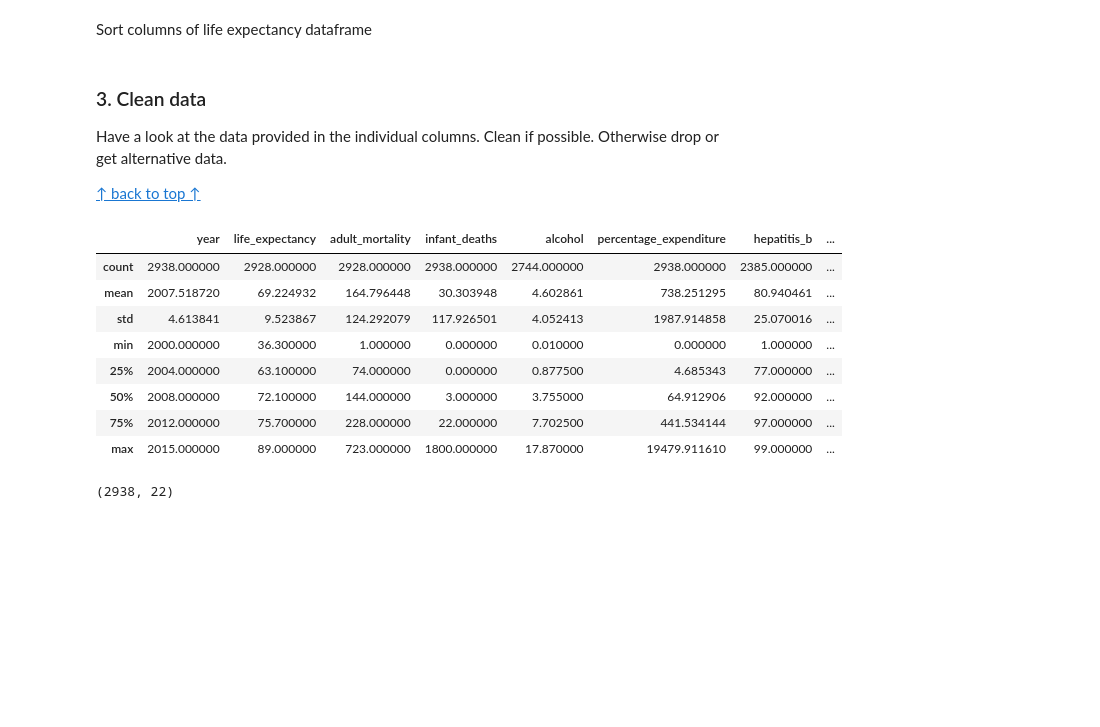
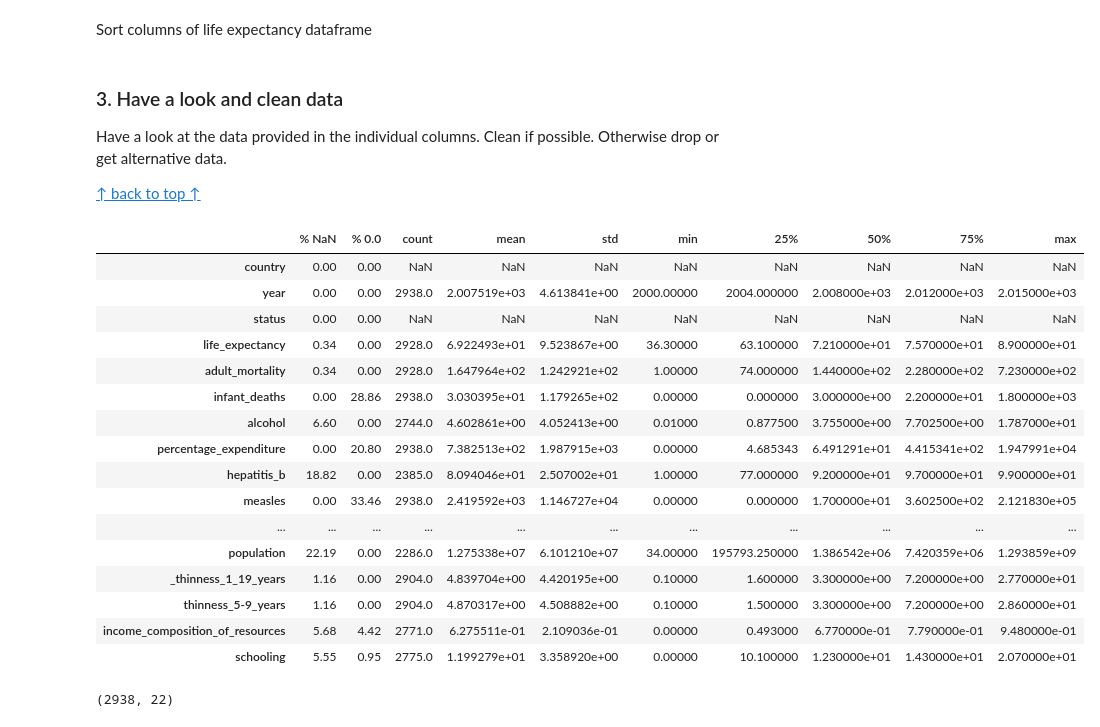
Before and after one commit to emma23579/ironhack_mid_term, a Jupyter notebook: life_expectancy_model_V2.ipynb, the cells around one changed output. Saved outputs shown, nothing was run; the diff lists cells and outputs as text; code cells hidden in the pictures; blank space fills up the shorter version.

Commit message:
cleaned workbook

```diff
--- a/life_expectancy_model_V2.ipynb
+++ b/life_expectancy_model_V2.ipynb
@@ -113,7 +115,7 @@ df.columns = (['country', 'year', 'status', 'life_expectancy', 'adult_mortality'
        '_thinness_1_19_years', 'thinness_5-9_years',
        'income_composition_of_resources', 'schooling'])
 # %% [markdown]
-### 3. Clean data <a name="clean"></a>
+### 3. Have a look and clean data <a name="clean"></a>
 Have a look at the data provided in the individual columns.
 Clean if possible.
 Otherwise drop or get alternative data.
@@ -121,17 +123,26 @@ Otherwise drop or get alternative data.
 [↑ back to top ↑](#index)
 # %%
 # Have a look at the data provided in the individual columns.
-df.describe()
+df_describe = pd.DataFrame({"% NaN" : round(df.isna().sum()/len(df),4)*100, "% 0.0" : round(df[df == 0].count(axis=0)/len(df.index)* 100,2)}).transpose()
+df_describe.append(df.describe()).transpose()
 # %% [output]
-|  | year | life_expectancy | adult_mortality | infant_deaths | alcohol | percentage_expenditure | hepatitis_b | ... |
-| count | 2938.000000 | 2928.000000 | 2928.000000 | 2938.000000 | 2744.000000 | 2938.000000 | 2385.000000 | ... |
-| mean | 2007.518720 | 69.224932 | 164.796448 | 30.303948 | 4.602861 | 738.251295 | 80.940461 | ... |
-| std | 4.613841 | 9.523867 | 124.292079 | 117.926501 | 4.052413 | 1987.914858 | 25.070016 | ... |
-| min | 2000.000000 | 36.300000 | 1.000000 | 0.000000 | 0.010000 | 0.000000 | 1.000000 | ... |
-| 25% | 2004.000000 | 63.100000 | 74.000000 | 0.000000 | 0.877500 | 4.685343 | 77.000000 | ... |
-| 50% | 2008.000000 | 72.100000 | 144.000000 | 3.000000 | 3.755000 | 64.912906 | 92.000000 | ... |
-| 75% | 2012.000000 | 75.700000 | 228.000000 | 22.000000 | 7.702500 | 441.534144 | 97.000000 | ... |
-| max | 2015.000000 | 89.000000 | 723.000000 | 1800.000000 | 17.870000 | 19479.911610 | 99.000000 | ... |
+|  | % NaN | % 0.0 | count | mean | std | min | 25% | 50% | 75% | max |
+| country | 0.00 | 0.00 | NaN | NaN | NaN | NaN | NaN | NaN | NaN | NaN |
+| year | 0.00 | 0.00 | 2938.0 | 2.007519e+03 | 4.613841e+00 | 2000.00000 | 2004.000000 | 2.008000e+03 | 2.012000e+03 | 2.015000e+03 |
+| status | 0.00 | 0.00 | NaN | NaN | NaN | NaN | NaN | NaN | NaN | NaN |
+| life_expectancy | 0.34 | 0.00 | 2928.0 | 6.922493e+01 | 9.523867e+00 | 36.30000 | 63.100000 | 7.210000e+01 | 7.570000e+01 | 8.900000e+01 |
+| adult_mortality | 0.34 | 0.00 | 2928.0 | 1.647964e+02 | 1.242921e+02 | 1.00000 | 74.000000 | 1.440000e+02 | 2.280000e+02 | 7.230000e+02 |
+| infant_deaths | 0.00 | 28.86 | 2938.0 | 3.030395e+01 | 1.179265e+02 | 0.00000 | 0.000000 | 3.000000e+00 | 2.200000e+01 | 1.800000e+03 |
+| alcohol | 6.60 | 0.00 | 2744.0 | 4.602861e+00 | 4.052413e+00 | 0.01000 | 0.877500 | 3.755000e+00 | 7.702500e+00 | 1.787000e+01 |
+| percentage_expenditure | 0.00 | 20.80 | 2938.0 | 7.382513e+02 | 1.987915e+03 | 0.00000 | 4.685343 | 6.491291e+01 | 4.415341e+02 | 1.947991e+04 |
+| hepatitis_b | 18.82 | 0.00 | 2385.0 | 8.094046e+01 | 2.507002e+01 | 1.00000 | 77.000000 | 9.200000e+01 | 9.700000e+01 | 9.900000e+01 |
+| measles | 0.00 | 33.46 | 2938.0 | 2.419592e+03 | 1.146727e+04 | 0.00000 | 0.000000 | 1.700000e+01 | 3.602500e+02 | 2.121830e+05 |
+| ... | ... | ... | ... | ... | ... | ... | ... | ... | ... | ... |
+| population | 22.19 | 0.00 | 2286.0 | 1.275338e+07 | 6.101210e+07 | 34.00000 | 195793.250000 | 1.386542e+06 | 7.420359e+06 | 1.293859e+09 |
+| _thinness_1_19_years | 1.16 | 0.00 | 2904.0 | 4.839704e+00 | 4.420195e+00 | 0.10000 | 1.600000 | 3.300000e+00 | 7.200000e+00 | 2.770000e+01 |
+| thinness_5-9_years | 1.16 | 0.00 | 2904.0 | 4.870317e+00 | 4.508882e+00 | 0.10000 | 1.500000 | 3.300000e+00 | 7.200000e+00 | 2.860000e+01 |
+| income_composition_of_resources | 5.68 | 4.42 | 2771.0 | 6.275511e-01 | 2.109036e-01 | 0.00000 | 0.493000 | 6.770000e-01 | 7.790000e-01 | 9.480000e-01 |
+| schooling | 5.55 | 0.95 | 2775.0 | 1.199279e+01 | 3.358920e+00 | 0.00000 | 10.100000 | 1.230000e+01 | 1.430000e+01 | 2.070000e+01 |
 # %%
 df.shape
 # %% [output]
```
Also changed, not shown: parts of 37 cells of this notebook, 2 other files.
